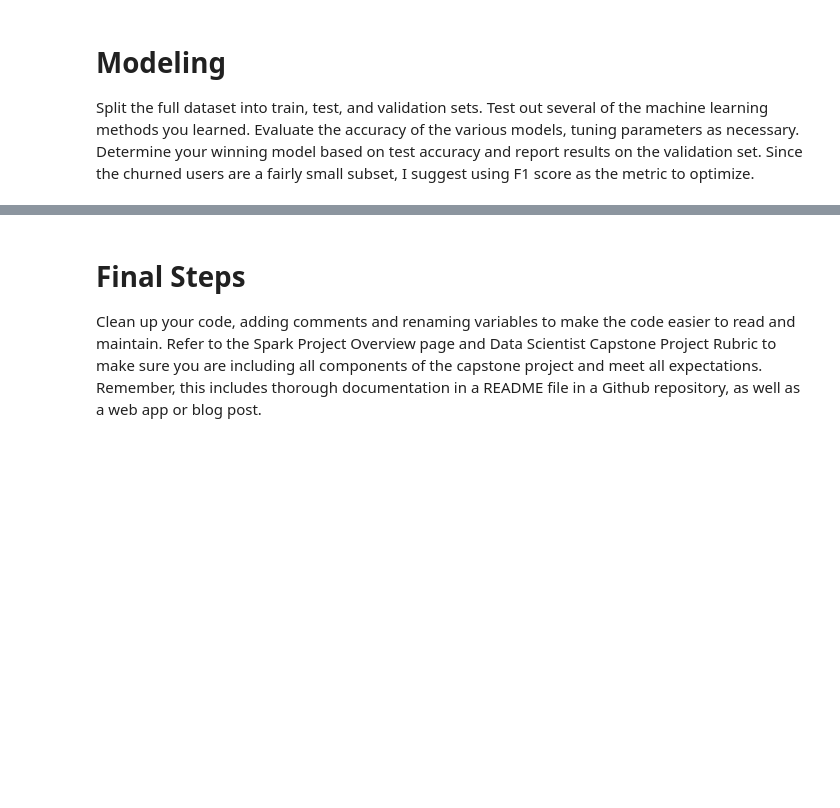
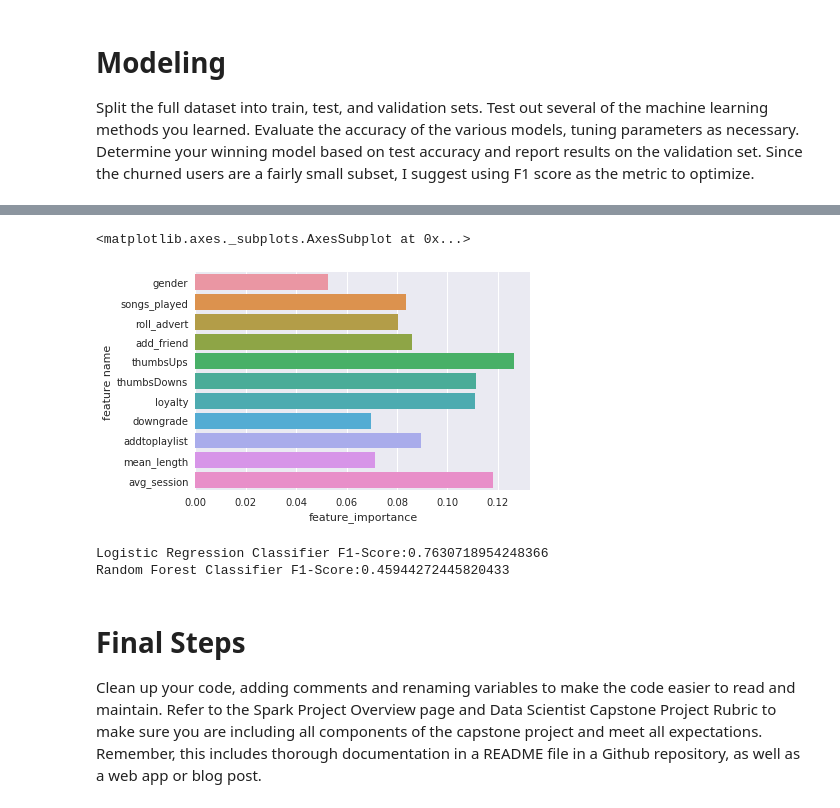
Before and after one commit to paonegri/DSND_Capstone, a Jupyter notebook: Sparkify.ipynb, the cells around one changed output, grey strips where cells are left out. Drawn from its saved outputs; the diff is of its cells as text; code cells hidden in the pictures; blank space fills up the shorter version.

Commit message:
feat: add new log reg model

```diff
--- a/Sparkify.ipynb
+++ b/Sparkify.ipynb
@@ -861,10 +917,3 @@ root
 # %%
 # spilt data for Train and test
 train, test = df_bal.randomSplit([0.8, 0.2], seed=7);
-# %%
-# Create VectorAssembler to push data to ML models
-assembler = VectorAssembler(inputCols=df.columns[2:],\
-                            outputCol="inputFeatures")
-
-# Normalize data
-scaler = Normalizer(inputCol="inputFeatures", outputCol="ScaledFeatures");
@@ -961,14 +985,20 @@ cv_gbt = CrossValidator(estimator=pipeline_gbt,
 # %%
-# Fit the model
+# Fit models
 import time
+from dateutil import tz
+from datetime import datetime
 
-print(datetime.datetime.now())
+rome_tz = tz.gettz("Europe/Rome")
+now = datetime.now(tz=rome_tz)
+print(now)
+#print(datetime.datetime.now())
 
 start_time= time.time()
 
 model_lr_fitted = cv_lr.fit(train);
-#model_rf_fitted = cv_rf.fit(train);
-#model_gbt_fitted = cv_gbt.fit(train)
+model_rf_fitted = cv_rf.fit(train)
+#model_rf_fitted = pipeline_rf.fit(train);
+#model_gbt_fitted = pipeline_gbt.fit(train);
 
 end_time= time.time()
 
@@ -1002,0 +1034,2 @@ Logistic Regression Classifier Accuracy:0.7058823529411765
+# %%
+feature_importances = model_rf_fitted.bestModel.stages[2].featureImportances.values.tolist()
@@ -1003,2 +1050,9 @@ Logistic Regression Classifier Accuracy:0.7058823529411765
+# %%
+feature_importance_df = pd.DataFrame({'feature_importance': feature_importances, 'feature name': df_bal.columns[1:]})
+# %%
+sns.barplot(x='feature_importance', y='feature name', data=feature_importance_df)
+# %% [output]
+<matplotlib.axes._subplots.AxesSubplot at 0x...>
+[figure, added]
 # %%
 # Function to calculate F-1 scores:
@@ -1019,9 +1073,12 @@ def model_performance_accuracy(model, test_data, metric = 'f1'):
     return score
 # %%
 # Print Models F-1 score
-print("Logistic Regression Classifier F1-Score:{}".format(model_performance(model_lr_fitted, test)));
-print("Random Forest  Classifier F1-Score:{}".format(model_performance(model_rf_fitted, test)));
-print("GBTClassifier  Classifier F1-Score:{}".format(model_performance(model_gbt_fitted, test)));
+print("Logistic Regression Classifier F1-Score:{}".format(model_performance_f1(model_lr_fitted, test)));
+print("Random Forest Classifier F1-Score:{}".format(model_performance_f1(model_rf_fitted, test)));
+#print("GBTClassifier  Classifier F1-Score:{}".format(model_performance(model_gbt_fitted, test)));
+# %% [output]
+Logistic Regression Classifier F1-Score:0.7630718954248366
+Random Forest Classifier F1-Score:0.45944272445820433
 # %% [markdown]
 # Final Steps
 Clean up your code, adding comments and renaming variables to make the code easier to read and maintain. Refer to the Spark Project Overview page and Data Scientist Capstone Project Rubric to make sure you are including all components of the capstone project and meet all expectations. Remember, this includes thorough documentation in a README file in a Github repository, as well as a web app or blog post.
```
Also changed, not shown: parts of 38 cells of this notebook.
